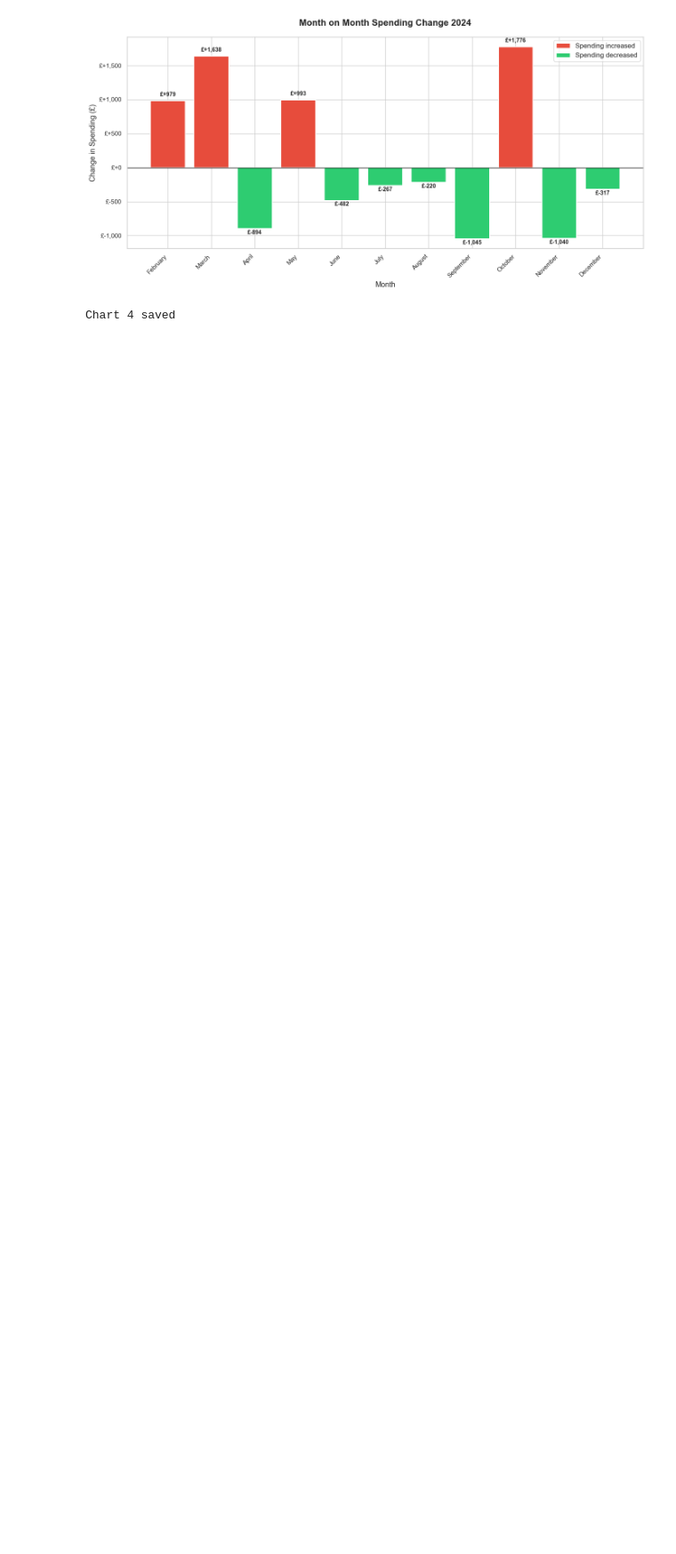
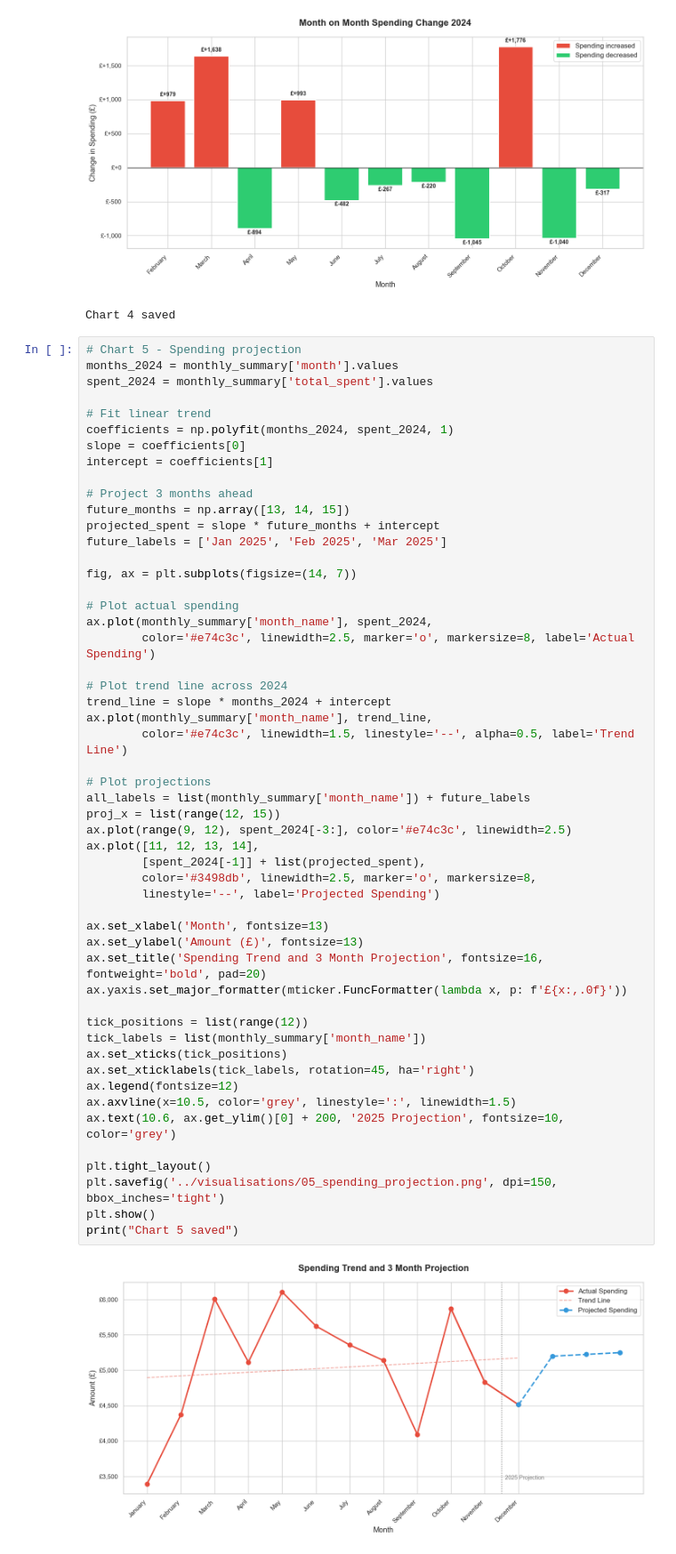
Before and after one commit to Jburgess96/personal-finance-analyser, a Jupyter notebook: notebooks/04_visualisations.ipynb, the cells around one changed output. Shown at 89% size. Saved outputs shown, nothing was run; the diff lists cells and outputs as text; blank space fills up the shorter version.

```diff
--- a/notebooks/04_visualisations.ipynb
+++ b/notebooks/04_visualisations.ipynb
@@ -156,3 +156,57 @@ print("Chart 4 saved")
 # %% [output]
 [figure]
 Chart 4 saved
+# %%
+# Chart 5 - Spending projection
+months_2024 = monthly_summary['month'].values
+spent_2024 = monthly_summary['total_spent'].values
+
+# Fit linear trend
+coefficients = np.polyfit(months_2024, spent_2024, 1)
+slope = coefficients[0]
+intercept = coefficients[1]
+
+# Project 3 months ahead
+future_months = np.array([13, 14, 15])
+projected_spent = slope * future_months + intercept
+future_labels = ['Jan 2025', 'Feb 2025', 'Mar 2025']
+
+fig, ax = plt.subplots(figsize=(14, 7))
+
+# Plot actual spending
+ax.plot(monthly_summary['month_name'], spent_2024,
+        color='#e74c3c', linewidth=2.5, marker='o', markersize=8, label='Actual Spending')
+
+# Plot trend line across 2024
+trend_line = slope * months_2024 + intercept
+ax.plot(monthly_summary['month_name'], trend_line,
+        color='#e74c3c', linewidth=1.5, linestyle='--', alpha=0.5, label='Trend Line')
+
+# Plot projections
+all_labels = list(monthly_summary['month_name']) + future_labels
+proj_x = list(range(12, 15))
+ax.plot(range(9, 12), spent_2024[-3:], color='#e74c3c', linewidth=2.5)
+ax.plot([11, 12, 13, 14],
+        [spent_2024[-1]] + list(projected_spent),
+        color='#3498db', linewidth=2.5, marker='o', markersize=8,
+        linestyle='--', label='Projected Spending')
+
+ax.set_xlabel('Month', fontsize=13)
+ax.set_ylabel('Amount (£)', fontsize=13)
+ax.set_title('Spending Trend and 3 Month Projection', fontsize=16, fontweight='bold', pad=20)
+ax.yaxis.set_major_formatter(mticker.FuncFormatter(lambda x, p: f'£{x:,.0f}'))
+
+tick_positions = list(range(12))
+tick_labels = list(monthly_summary['month_name'])
+ax.set_xticks(tick_positions)
+ax.set_xticklabels(tick_labels, rotation=45, ha='right')
+ax.legend(fontsize=12)
+ax.axvline(x=10.5, color='grey', linestyle=':', linewidth=1.5)
+ax.text(10.6, ax.get_ylim()[0] + 200, '2025 Projection', fontsize=10, color='grey')
+
+plt.tight_layout()
+plt.savefig('../visualisations/05_spending_projection.png', dpi=150, bbox_inches='tight')
+plt.show()
+print("Chart 5 saved")
+# %% [output]
+[figure, added]
```
Also changed, not shown: parts of 1 cell of this notebook, 1 other file.
